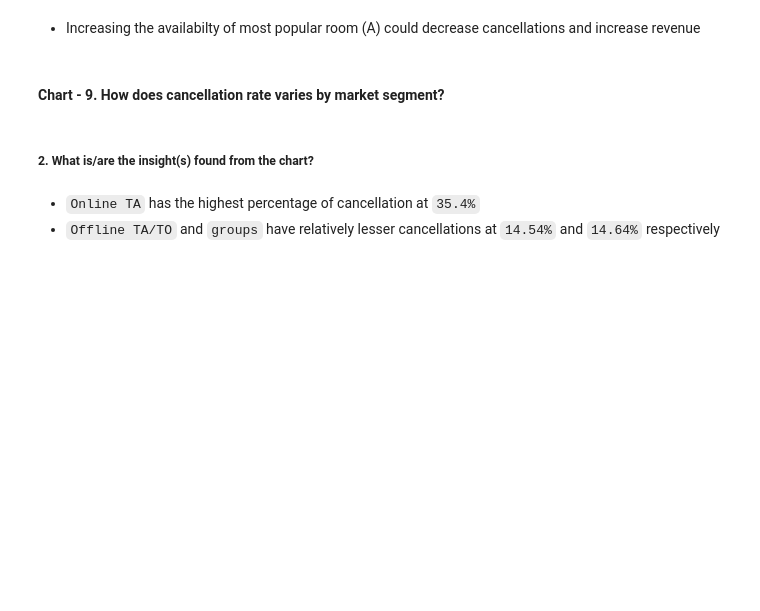
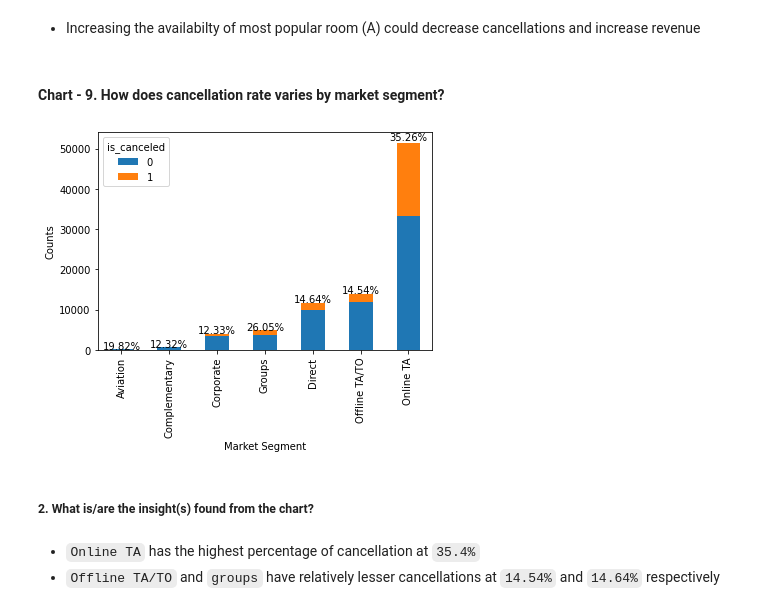
Before and after one commit to pvanand07/EDA-Hotel-Booking-Python, a Jupyter notebook: EDA_Hotel_Booking_Analysis_Almabetter.ipynb, the cells around one changed output. Saved outputs shown, nothing was run; the diff lists cells and outputs as text; code cells hidden in the pictures; blank space fills up the shorter version.

```diff
--- a/EDA_Hotel_Booking_Analysis_Almabetter.ipynb
+++ b/EDA_Hotel_Booking_Analysis_Almabetter.ipynb
@@ -779,20 +767,21 @@ Are there any insights that lead to negative growth? Justify with specific reaso
 # %%
 # Creating a crosstab of market_segment and is_canceled columns and sorting by count of non cancelled bookings
 df_2_crosstab = pd.crosstab(df_2['market_segment'], df_2['is_canceled']).sort_values(by = 0)
 
 # Plotting the crosstab in a stacked bar chart
 df_2_crosstab.plot(kind='bar',stacked=True)
 
 # Adding the percentage values of cancellations on top of each bar
 ax = plt.gca()
 for i,x in enumerate(df_2_crosstab.values):
     plt.text(i, (x[0]+x[1])*1.01, '{:.2%}'.format(x[1]/(x[0]+x[1])), ha='center')
 
 ax.set_ylabel("Counts")
 ax.set_xlabel("Market Segment")
 ax.legend(title='is_canceled')
 plt.show()
-df_2_crosstab
+# %% [output]
+[figure, added]
 # %% [markdown]
 ##### 2. What is/are the insight(s) found from the chart?
 # %% [markdown]
```
Also changed, not shown: parts of 38 cells of this notebook.
